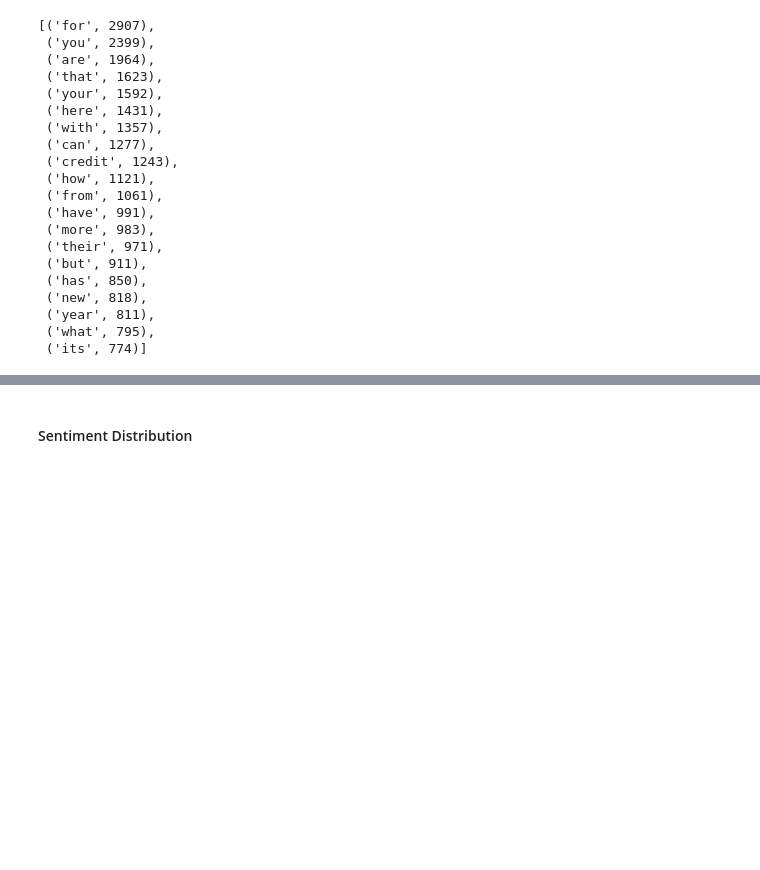
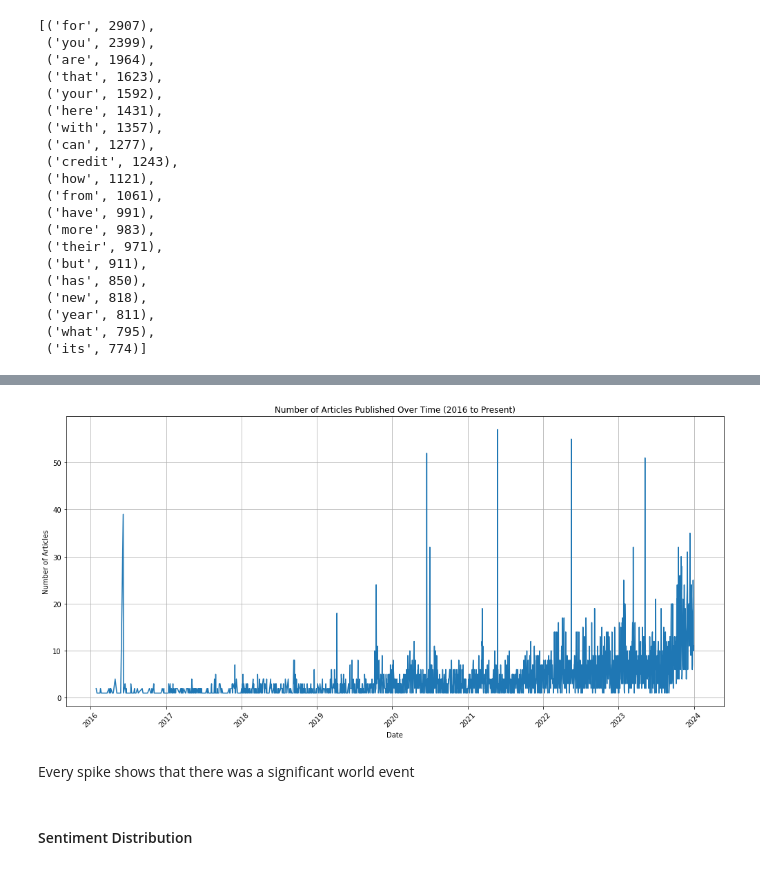
Before and after one commit to EthanFalcao/Sentiment-Analysis-in-Financial-Markets, a Jupyter notebook: (CNBC_Text) - Exploratory Data Analysis.ipynb, the cells around one changed output, grey strips where cells are left out. Drawn from its saved outputs; the diff is of its cells as text; code cells hidden in the pictures; blank space fills up the shorter version.

```diff
--- a/(CNBC_Text) - Exploratory Data Analysis.ipynb
+++ b/(CNBC_Text) - Exploratory Data Analysis.ipynb
@@ -303,3 +326,24 @@ plt.show()
+# %%
+# Filter the DataFrame to include only articles from 2016 onwards
+df_filtered = df_text[df_text['date'].dt.year >= 2016]
+
+# Group by date and count the number of articles
+articles_over_time_filtered = df_filtered.groupby(df_filtered['date'].dt.date).size()
+
+# Plotting
+plt.figure(figsize=(14, 7))
+articles_over_time_filtered.plot()
+plt.title('Number of Articles Published Over Time (2016 to Present)')
+plt.xlabel('Date')
+plt.ylabel('Number of Articles')
+plt.grid(True)
+plt.xticks(rotation=45)
+plt.tight_layout()
+plt.show()
+# %% [output]
+[figure, added]
+# %% [markdown]
+Every spike shows that there was a significant  world event
 # %% [markdown]
 #### Sentiment Distribution
 # %%
```
Also changed, not shown: parts of 11 cells of this notebook.
